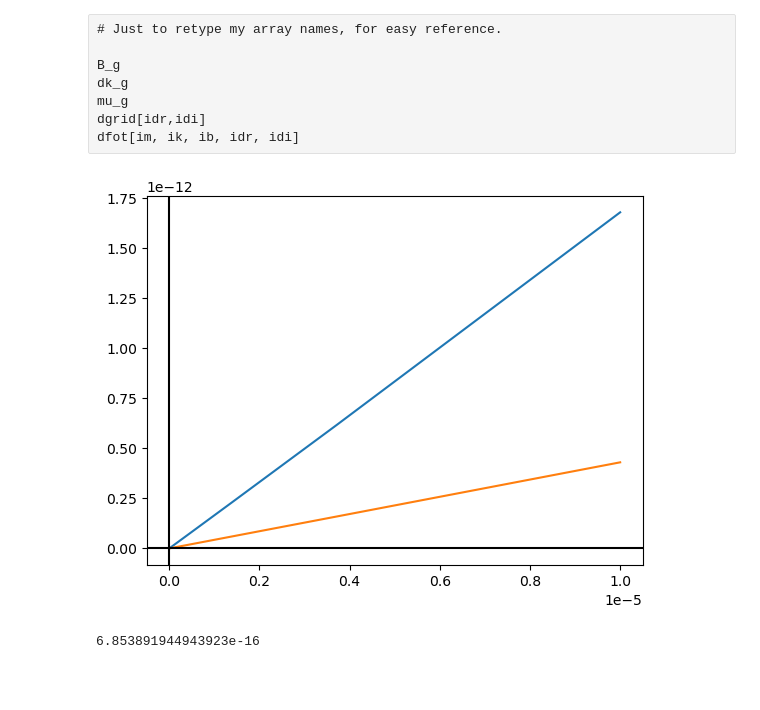
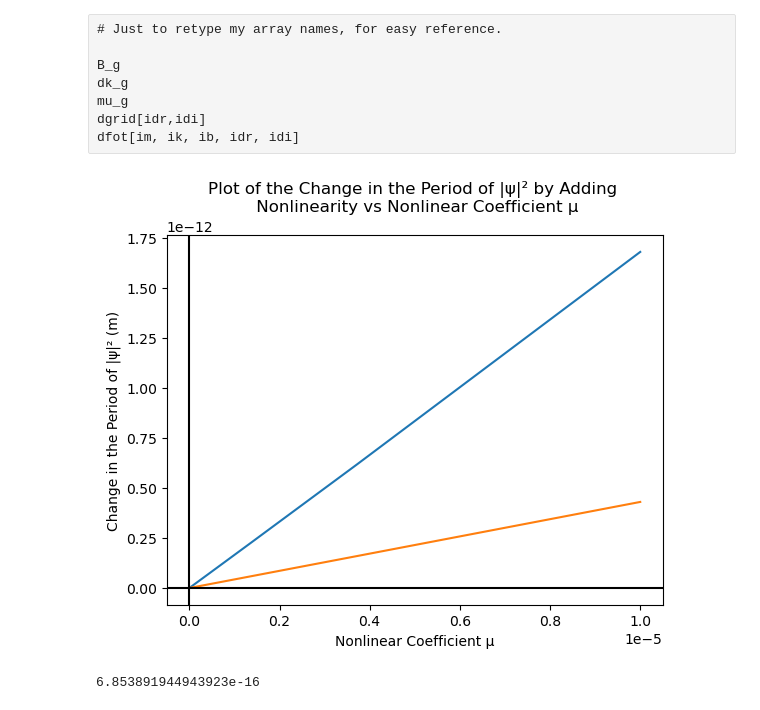
Before and after one commit to BethGould/2024-2025_Thesis, a Jupyter notebook: Notebook_Fast_t_IVP.ipynb, the cells around one changed output. Saved outputs shown, nothing was run; the diff lists cells and outputs as text; code cells hidden in the pictures; blank space fills up the shorter version.

```diff
--- a/Notebook_Fast_t_IVP.ipynb
+++ b/Notebook_Fast_t_IVP.ipynb
@@ -228,21 +227,25 @@ dfot[im, ik, ib, idr, idi]
 # %%
 # The arrays here are designed to allow for easy modification of which plots to show.
 
 ki  = [2, 6]
 bi  = [3, 1]
 d1i = [1, 8]
 d2i = [1, 8]
 
 ilim = min(len(ki), len(bi), len(d1i), len(d2i))
 
 fig, ax = plt.subplots()
+plt.title(f"Plot of the Change in the Period of |ψ|\u00b2 by Adding \n Nonlinearity vs Nonlinear Coefficient \u03BC")
+ax.set_ylabel('Change in the Period of |ψ|\u00b2 (m)')
+ax.set_xlabel("Nonlinear Coefficient \u03BC")
+
 for i in range(ilim):
     ax.plot(mu_g, dfot[:, ki[i],bi[i],d1i[i],d2i[i]])
 plt.axline((0,0), (1e-12,0), color='k')
 plt.axline((0,0), (0,1e-12), color='k')
 plt.show()
 # %% [output]
-[figure, old version]
+[figure, new version]
 # %%
 # 1% Error Tolerance
 
```
Also changed, not shown: parts of 48 cells of this notebook, 19 other files.
